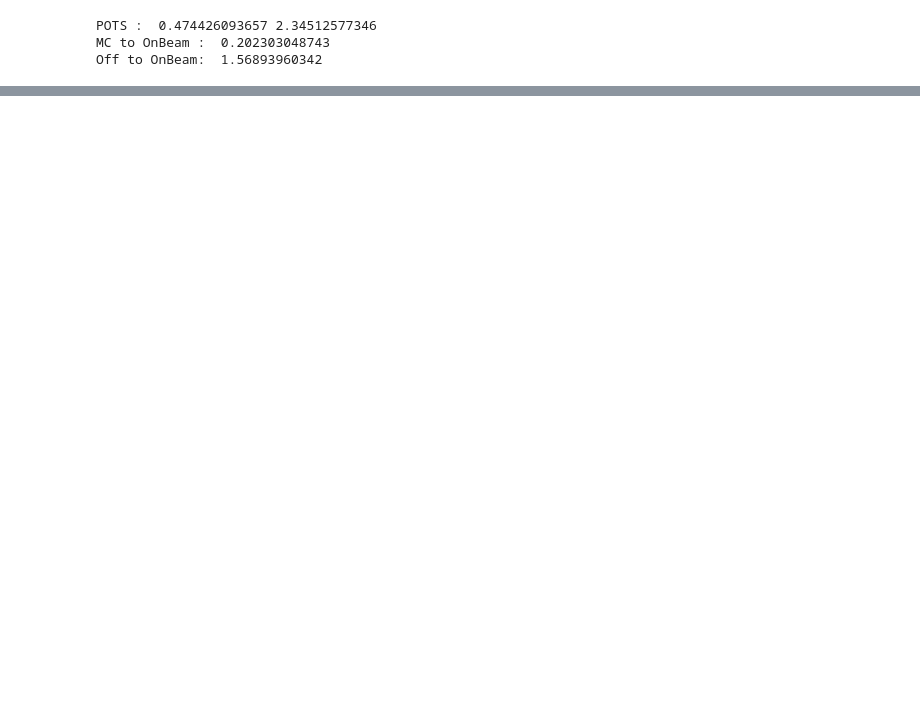
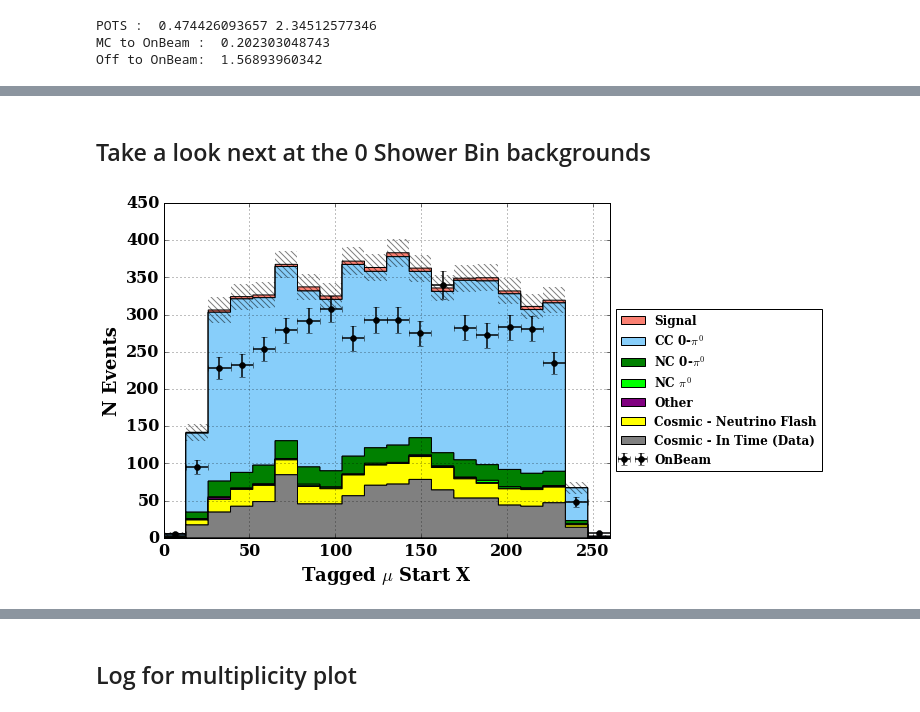
Before and after one commit to ahack379/ShowerTest, a Jupyter notebook: MCC82_FinalPlots/stacked_backgrounds_allstages.ipynb, the cells around one changed output, grey strips where cells are left out. Cells and saved outputs as stored; diff of their text form; code cells hidden in the pictures; blank space fills up the shorter version.

Commit message:
Backgrounds --ahack

```diff
--- a/MCC82_FinalPlots/stacked_backgrounds_allstages.ipynb
+++ b/MCC82_FinalPlots/stacked_backgrounds_allstages.ipynb
@@ -417,0 +303,2 @@ makeOnOffPlots('pi0_high_shrE_corr',0,800,xlabel='High Energy $\\gamma$ [MeV]')
+# %% [markdown]
+## Take a look next at the 0 Shower Bin backgrounds
@@ -417,0 +345,17 @@ makeOnOffPlots('pi0_high_shrE_corr',0,800,xlabel='High Energy $\\gamma$ [MeV]')
+# %%
+makeOnOffPlots('mu_startx',0,260,xlabel='Tagged $\mu$ Start X')
+makeOnOffPlots('mu_starty',-120,120,xlabel='Tagged $\mu$ Start Y')
+makeOnOffPlots('mu_startz',0,1040,xlabel='Tagged $\mu$ Start Z')
+makeOnOffPlots('mu_endx',0,260,xlabel='Tagged $\mu$ End X')
+makeOnOffPlots('mu_endy',-120,120,xlabel='Tagged $\mu$ End Y')
+makeOnOffPlots('mu_endz',0,1040,xlabel='Tagged $\mu$ End Z')
+
+makeOnOffPlots('mu_phi',-3.14,3.14,xlabel='Tagged $\mu$ $\\phi$')
+makeOnOffPlots('mu_angle',-1,1,xlabel='Tagged $\mu$ cos($\\theta$)')
+makeOnOffPlots('mu_len',0,600,xlabel='Tagged $\mu$ Length')
+makeOnOffPlots('mult',0,7,nbins=7,xlabel='Multiplicity')
+makeOnOffPlots('vtx_x',0,260,xlabel='Vertex Start X')
+makeOnOffPlots('vtx_y',-120,120,xlabel='Vertex Start Y')
+makeOnOffPlots('vtx_z',0,1040,xlabel='Vertex Start Z')
+# %% [output]
+[figure, added]
@@ -417,0 +374,2 @@ makeOnOffPlots('pi0_high_shrE_corr',0,800,xlabel='High Energy $\\gamma$ [MeV]')
+# %% [markdown]
+## Log for multiplicity plot
```
Also changed, not shown: parts of 28 cells of this notebook, 1 other file.
